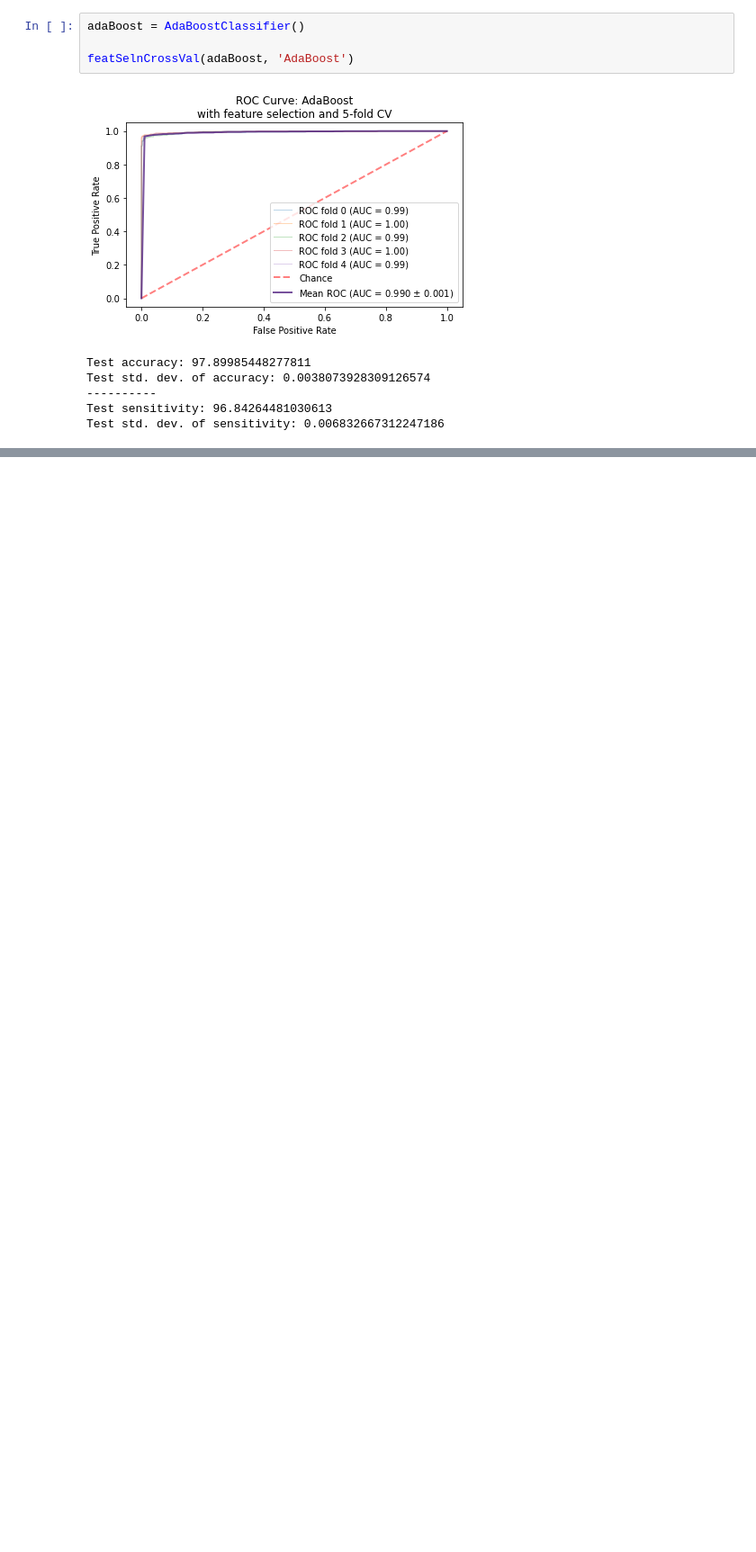
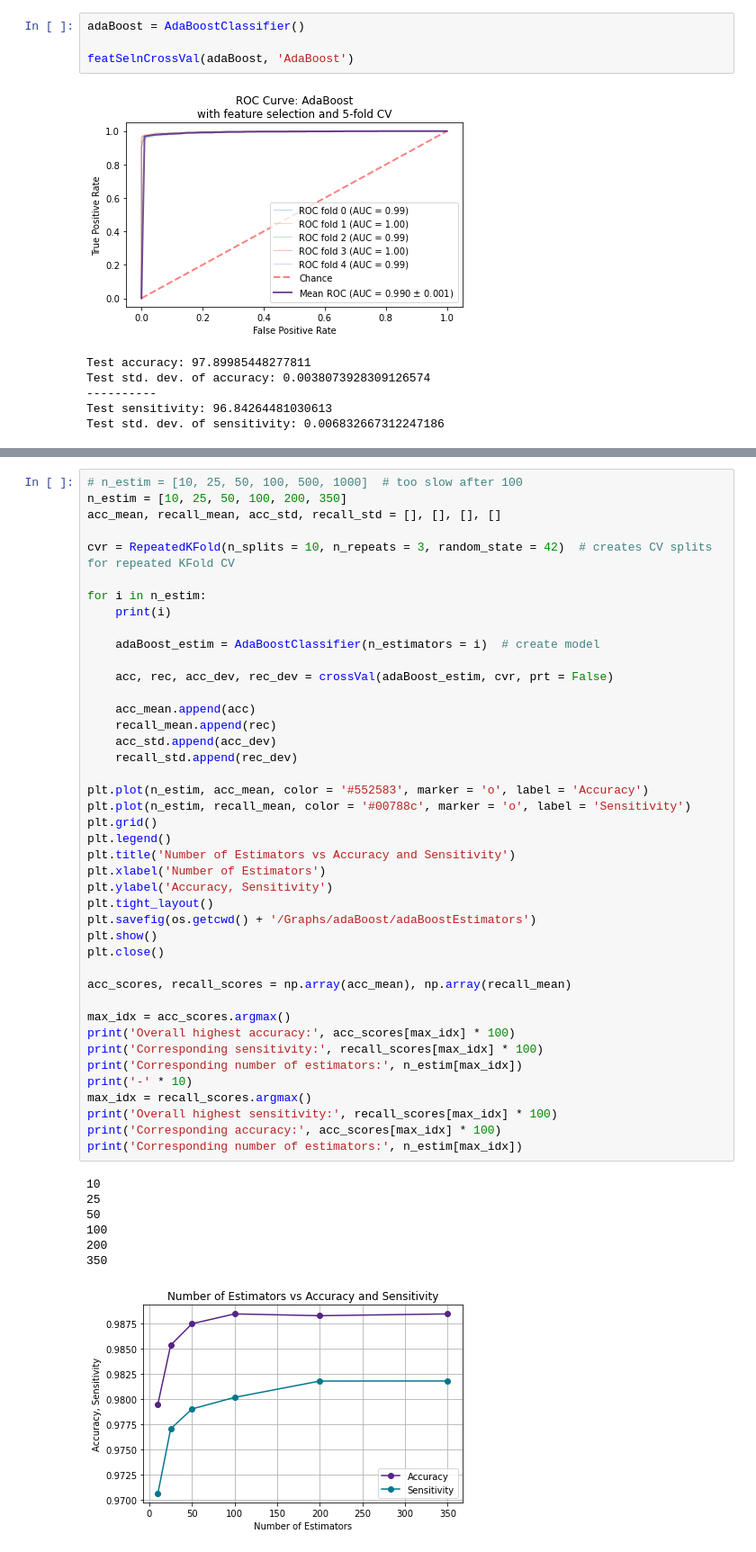
Before and after one commit to jerryadamsfranklin/brain-tumour-detection, a Jupyter notebook: adaBoost.ipynb, the cells around one changed output, grey strips where cells are left out. Shown at 90% size. Drawn from its saved outputs; the diff is of its cells as text; blank space fills up the shorter version.

Commit message:
added effect of number of estimators for AdaBoost

```diff
--- a/adaBoost.ipynb
+++ b/adaBoost.ipynb
@@ -156,0 +167,50 @@ Test std. dev. of sensitivity: 0.006832667312247186
+# %%
+# n_estim = [10, 25, 50, 100, 500, 1000]  # too slow after 100
+n_estim = [10, 25, 50, 100, 200, 350]
+acc_mean, recall_mean, acc_std, recall_std = [], [], [], []
+
+cvr = RepeatedKFold(n_splits = 10, n_repeats = 3, random_state = 42)  # creates CV splits for repeated KFold CV
+
+for i in n_estim:
+    print(i)
+
+    adaBoost_estim = AdaBoostClassifier(n_estimators = i)  # create model
+
+    acc, rec, acc_dev, rec_dev = crossVal(adaBoost_estim, cvr, prt = False)
+
+    acc_mean.append(acc)
+    recall_mean.append(rec)
+    acc_std.append(acc_dev)
+    recall_std.append(rec_dev)
+
+plt.plot(n_estim, acc_mean, color = '#552583', marker = 'o', label = 'Accuracy')
+plt.plot(n_estim, recall_mean, color = '#00788c', marker = 'o', label = 'Sensitivity')
+plt.grid()
+plt.legend()
+plt.title('Number of Estimators vs Accuracy and Sensitivity')
+plt.xlabel('Number of Estimators')
+plt.ylabel('Accuracy, Sensitivity')
+plt.tight_layout()
+plt.savefig(os.getcwd() + '/Graphs/adaBoost/adaBoostEstimators')
+plt.show()
+plt.close()
+
+acc_scores, recall_scores = np.array(acc_mean), np.array(recall_mean)
+
+max_idx = acc_scores.argmax()
+print('Overall highest accuracy:', acc_scores[max_idx] * 100)
+print('Corresponding sensitivity:', recall_scores[max_idx] * 100)
+print('Corresponding number of estimators:', n_estim[max_idx])
+print('-' * 10)
+max_idx = recall_scores.argmax()
+print('Overall highest sensitivity:', recall_scores[max_idx] * 100)
+print('Corresponding accuracy:', acc_scores[max_idx] * 100)
+print('Corresponding number of estimators:', n_estim[max_idx])
+# %% [output]
+10
+25
+50
+100
+200
+350
+[figure, added]
```
Also changed, not shown: parts of 9 cells of this notebook, 1 other file.
